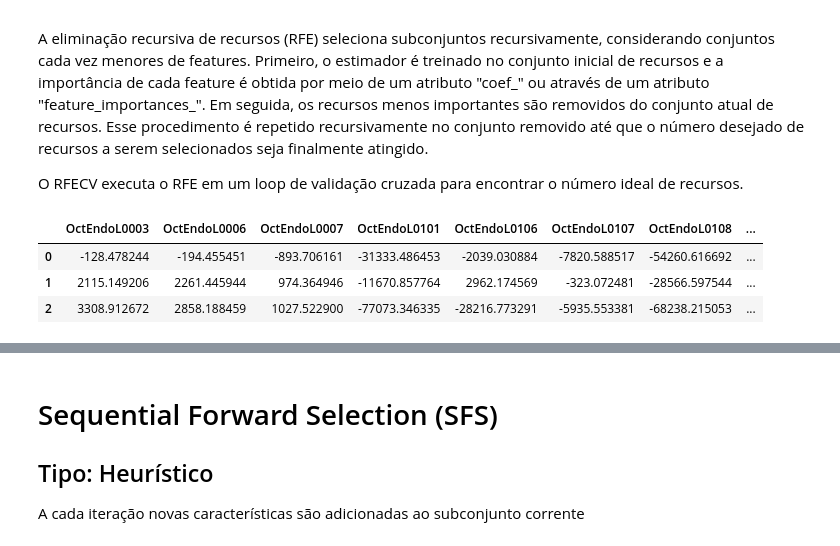
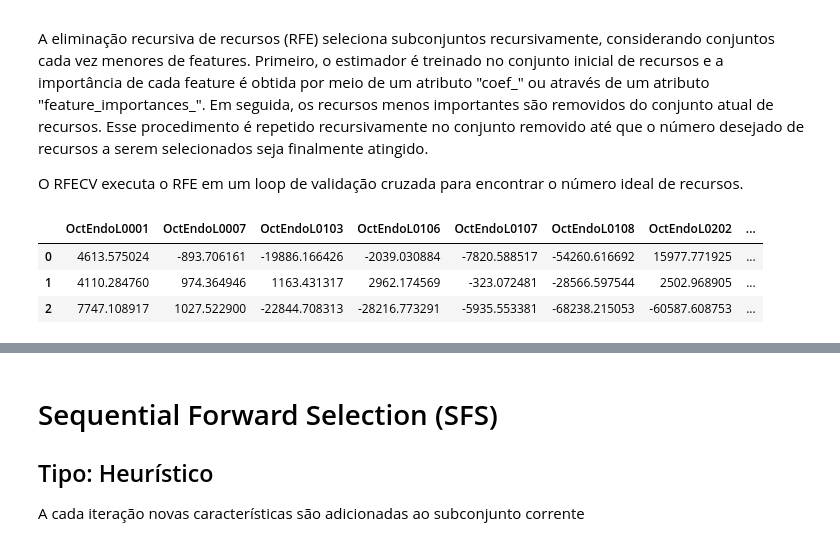
Before and after one commit to diegodedize/Rec_Padroes_PPGI_2020, a Jupyter notebook: NOTEBOOKS/DD_Rec_Padroes_imagens_coronarias.ipynb, the cells around one changed output, grey strips where cells are left out. Drawn from its saved outputs; the diff is of its cells as text; code cells hidden in the pictures.

```diff
--- a/NOTEBOOKS/DD_Rec_Padroes_imagens_coronarias.ipynb
+++ b/NOTEBOOKS/DD_Rec_Padroes_imagens_coronarias.ipynb
@@ -39,6 +39,9 @@ import seaborn as sns
 from mpl_toolkits.mplot3d import Axes3D
 
 warnings.simplefilter(action='ignore', category=FutureWarning)
+
+pd.set_option('display.max_columns',500)
+pd.set_option('display.max_rows',500)
 # %% [markdown]
 # Importando arquivos
 # %%
@@ -165,7 +166,7 @@ df_final_4.to_csv("../RESULTADOS/df_final_20200505.csv", index = False)
 # %% [markdown]
 # Inicio após exportação
 # %%
-df_final_5 = pd.read_csv("../RESULTADOS/df_final_20200505.csv")
+df_final_5 = pd.read_csv("../RESULTADOS/df_final_20200510.csv")
 pd.set_option('display.max_columns',329)
 
 #df_final_5.shape
@@ -569,26 +617,26 @@ O RFECV executa o RFE em um loop de validação cruzada para encontrar o número
 # %%
 from sklearn.linear_model import LogisticRegression
 from sklearn.feature_selection import RFE
 
 
 
 x = df_atual.drop(['TARGET'],axis=1)
 y = df_atual['TARGET']
 
-model = LogisticRegression(max_iter=8000)
+model = LogisticRegression(max_iter=80000)
 
 rfe = RFE(model,D_caracteristicas)
 
 fit = rfe.fit(x,y)
 
 
 features = fit.get_support(indices=True)
 
 
 df_novo_c_target = pd.concat([df_atual.iloc[:,features],df_atual['TARGET']],axis=1)
 df_atual.iloc[:,features].head(3)
 # %% [output]
-|  | OctEndoL0003 | OctEndoL0006 | OctEndoL0007 | OctEndoL0101 | OctEndoL0106 | OctEndoL0107 | OctEndoL0108 | ... |
-| 0 | -128.478244 | -194.455451 | -893.706161 | -31333.486453 | -2039.030884 | -7820.588517 | -54260.616692 | ... |
-| 1 | 2115.149206 | 2261.445944 | 974.364946 | -11670.857764 | 2962.174569 | -323.072481 | -28566.597544 | ... |
-| 2 | 3308.912672 | 2858.188459 | 1027.522900 | -77073.346335 | -28216.773291 | -5935.553381 | -68238.215053 | ... |
+|  | OctEndoL0001 | OctEndoL0007 | OctEndoL0103 | OctEndoL0106 | OctEndoL0107 | OctEndoL0108 | OctEndoL0202 | ... |
+| 0 | 4613.575024 | -893.706161 | -19886.166426 | -2039.030884 | -7820.588517 | -54260.616692 | 15977.771925 | ... |
+| 1 | 4110.284760 | 974.364946 | 1163.431317 | 2962.174569 | -323.072481 | -28566.597544 | 2502.968905 | ... |
+| 2 | 7747.108917 | 1027.522900 | -22844.708313 | -28216.773291 | -5935.553381 | -68238.215053 | -60587.608753 | ... |
```
Also changed, not shown: parts of 19 cells of this notebook, 7 other files.
